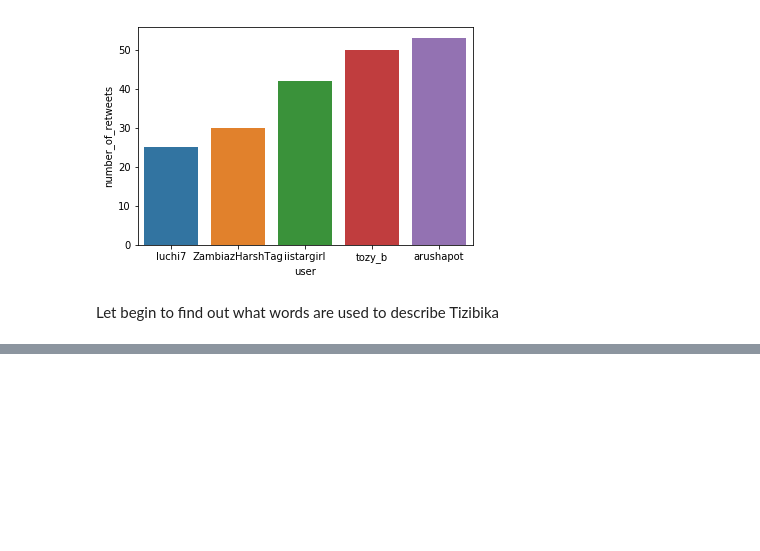
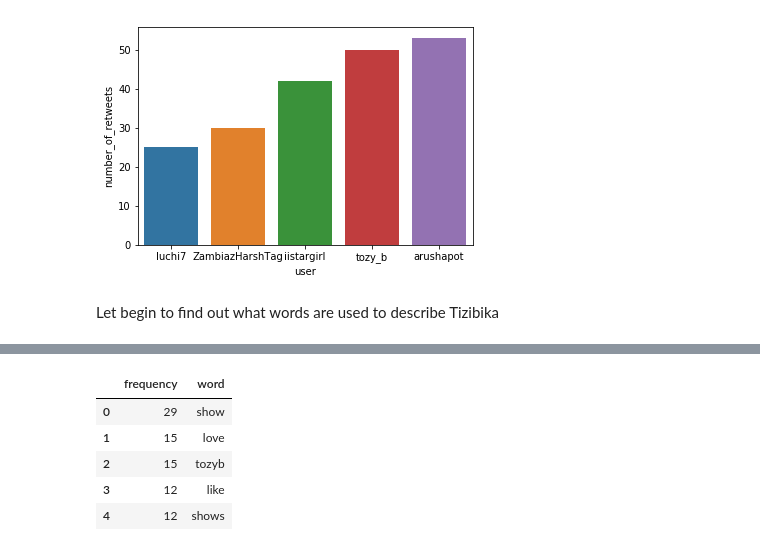
Before and after one commit to DataScienceAfrica/Tizibika-Tweet-Data-Analysis, a Jupyter notebook: twitter_analysis.ipynb, the cells around one changed output, grey strips where cells are left out. Cells and saved outputs as stored; diff of their text form; code cells hidden in the pictures; blank space fills up the shorter version.

```diff
--- a/twitter_analysis.ipynb
+++ b/twitter_analysis.ipynb
@@ -268,0 +294,9 @@ words[0]
+# %%
+words_df.head()
+# %% [output]
+|  | frequency | word |
+| 0 | 29 | show |
+| 1 | 15 | love |
+| 2 | 15 | tozyb |
+| 3 | 12 | like |
+| 4 | 12 | shows |
```
Also changed, not shown: parts of 14 cells of this notebook, 6 other files.
